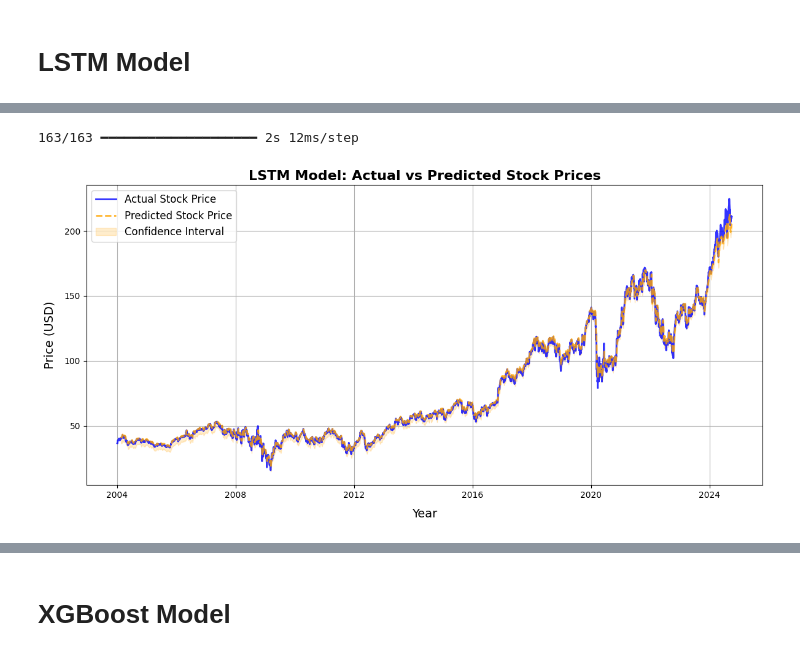
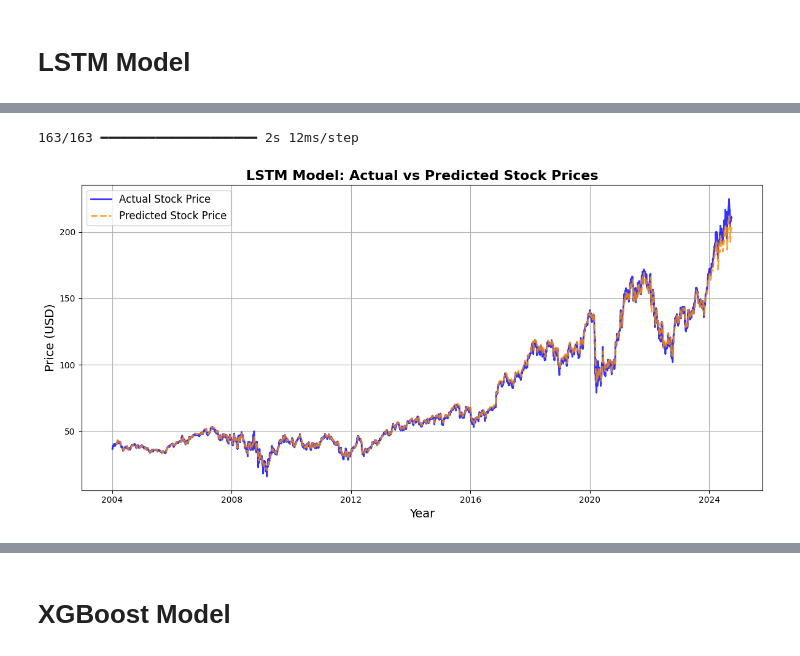
Before and after one commit to AnishTeku/DataScienceFinalProjet-JP-Morgan-forecasting-, a Jupyter notebook: 22013306_PROJECT_.ipynb, the cells around one changed output, grey strips where cells are left out. Cells and saved outputs as stored; diff of their text form; code cells hidden in the pictures.

```diff
--- a/22013306_PROJECT_.ipynb
+++ b/22013306_PROJECT_.ipynb
@@ -326,35 +327,29 @@ plt.show()
 # %% [markdown]
 # LSTM Model
 # %%
-import tensorflow as tf
-import matplotlib.pyplot as plt
-from tensorflow.keras.models import Sequential
-from tensorflow.keras.layers import LSTM, Dense, Dropout
-from sklearn.preprocessing import MinMaxScaler
-from sklearn.metrics import mean_absolute_error, mean_squared_error, r2_score
-from tensorflow.keras.callbacks import EarlyStopping
-
 SEED = 42
 np.random.seed(SEED)
 tf.random.set_seed(SEED)
 
 # Preparing Data for LSTM Model
-data = data.sort_index()
 close_prices = data['Close'].values.reshape(-1, 1)
 
 # Normalize the close price using MinMaxScaler
 scaler_close = MinMaxScaler(feature_range=(0, 1))
 scaled_prices = scaler_close.fit_transform(close_prices)
 
+# Create sequences from residuals for LSTM input
+def create_sequences(data, time_steps):
+  X, y = [], []
+  for i in range(len(data) - time_steps):
+    X.append(data[i:i + time_steps])
+    y.append(data[i + time_steps])
+  return np.array(X), np.array(y)
+
 # Define the number of time steps (look-back period) for LSTM
 time_steps = 30
 
-# Create sequences from residuals for LSTM input
-X, y = [], []
-for i in range(len(scaled_prices) - time_steps):
-    X.append(scaled_prices[i:i + time_steps])
-    y.append(scaled_prices[i + time_steps])
-X, y = np.array(X), np.array(y)
+X, y = create_sequences(scaled_prices, time_steps)
 
 # Split into training and validation sets (80% train, 20% validation)
 train_size = int(0.8 * len(X))
@@ -377,6 +372,7 @@ model.compile(optimizer='adam', loss='mean_squared_error')
 
 #To prevent overfitting
 early_stopping = EarlyStopping(monitor='val_loss', patience=10, restore_best_weights=True)
+
 # Train the model
 history = model.fit(X_train, y_train, epochs=50, validation_data=(X_val, y_val), batch_size=32, verbose=1, callbacks=[early_stopping])
 
@@ -389,5 +385,8 @@ mae = mean_absolute_error(y_actual, y_pred)
 rmse = np.sqrt(mean_squared_error(y_actual, y_pred))
 r2 = r2_score(y_actual, y_pred)
 print(f"MAE: {mae:.2f}, RMSE: {rmse:.2f}, R2: {r2:.2f}")
+print(f"MAE: {mae:.2f}")
+print(f"RMSE: {rmse:.2f}")
+print(f"R-squared: {r2:.2f}")
 # %% [output]
 Epoch 1/50
@@ -410,38 +409,33 @@ MAE: 3.50, RMSE: 4.69, R2: 0.98
 # %%
 std_dev = np.std(y_pred- y_actual)
 
 X_full = []
 for i in range(time_steps, len(scaled_prices)):
     sequence = scaled_prices[i - time_steps:i]
     X_full.append(sequence)
 
 X_full = np.array(X_full)
 full_predictions = model.predict(X_full, batch_size=32)
-full_predictions_scaled = scaler_close.inverse_transform(full_predictions)
-all_predictions = pd.Series(full_predictions_scaled.flatten(), index=data.index[time_steps:])
+full_predictions_unscaled = scaler_close.inverse_transform(full_predictions)
+all_predictions = pd.Series(full_predictions_unscaled.flatten(), index=data.index[time_steps:])
 
-lower_bound = all_predictions - std_dev
-upper_bound = all_predictions + std_dev
 
-all_predictions_values = all_predictions.values
-lower_bond_values = lower_bound.values
-upper_bond_values = upper_bound.values
+
 
 # Plot Actual vs Predicted Prices
 plt.figure(figsize=(12, 6))
 plt.plot(data.index, close_prices, label='Actual Stock Price', color='blue', linewidth=2, alpha=0.8)
-plt.plot(all_predictions.index, all_predictions_values, label='Predicted Stock Price', color='orange', linestyle='--', linewidth=2, alpha=0.8)
-plt.fill_between(all_predictions.index, all_predictions_values, lower_bound.values, upper_bound.values, color='orange', alpha=0.2, label='Confidence Interval')
+plt.plot(all_predictions.index, all_predictions, label='Predicted Stock Price', color='darkorange', linestyle='--', linewidth=2, alpha=0.8)
 plt.title('LSTM Model: Actual vs Predicted Stock Prices', fontweight='bold', fontsize=16)
-plt.xlabel('Year', fontsize=14, labelpad=10)
-plt.ylabel('Price (USD)', fontsize=14, labelpad=10)
+plt.xlabel('Year', fontsize=14)
+plt.ylabel('Price (USD)', fontsize=14)
 plt.legend(fontsize=12)
 plt.grid(True)
 plt.tight_layout()
 plt.show()
 # %% [output]
 163/163 ━━━━━━━━━━━━━━━━━━━━ 2s 12ms/step
-[figure, old version]
+[figure, new version]
 # %%
 # Future Predictions for the next 24 months
 future_months = 24
```
Also changed, not shown: parts of 40 cells of this notebook.
